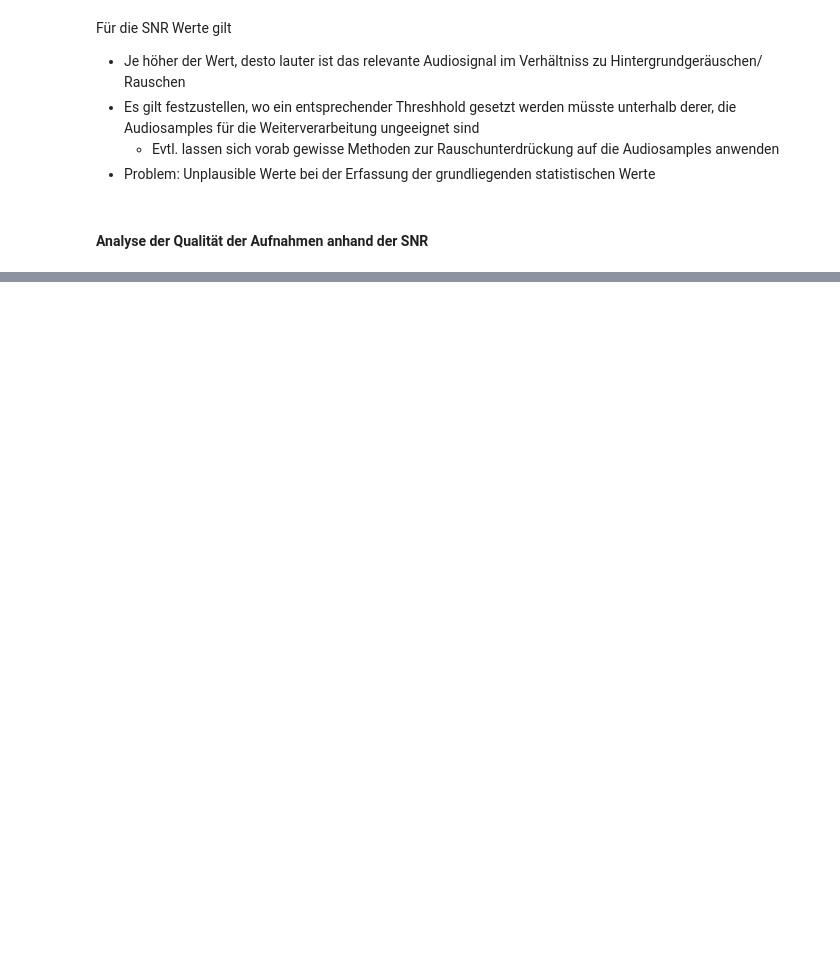
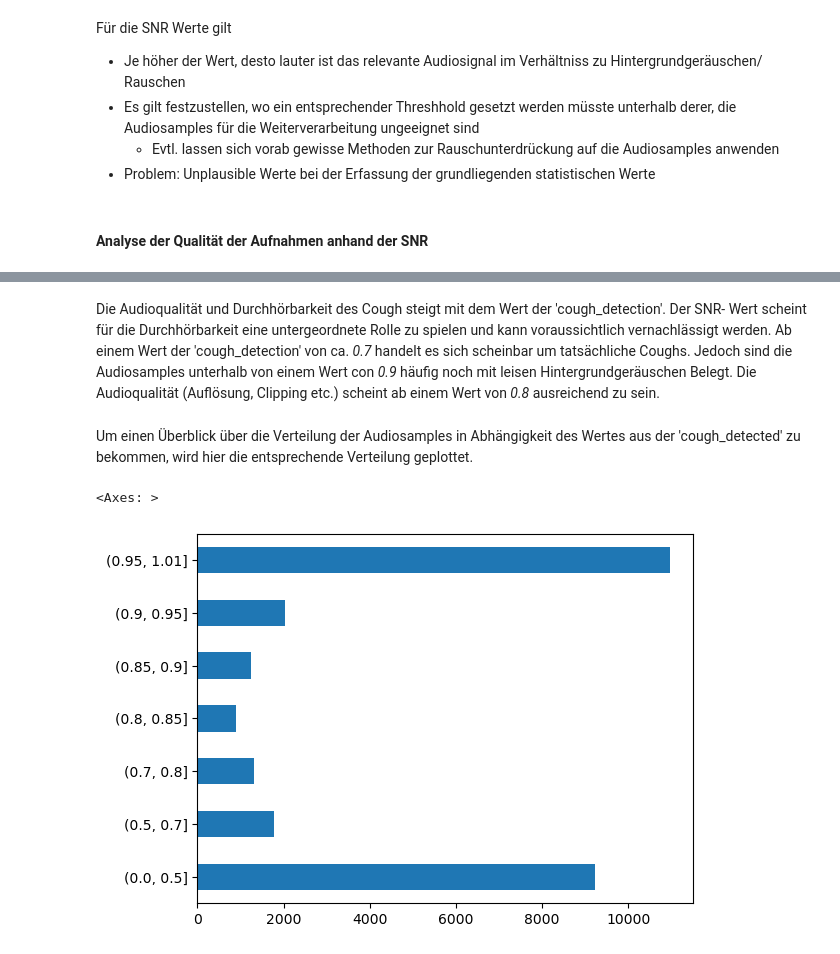
Before and after one commit to Knerten0815/GeoCougher, a Jupyter notebook: GeoCougher_exploration.ipynb, the cells around one changed output, grey strips where cells are left out. Drawn from its saved outputs; the diff is of its cells as text; code cells hidden in the pictures; blank space fills up the shorter version.

```diff
--- a/GeoCougher_exploration.ipynb
+++ b/GeoCougher_exploration.ipynb
@@ -151,0 +179,13 @@ snr_bereiche.value_counts().sort_index().plot(kind ='bar')
+# %% [markdown]
+Die Audioqualität und Durchhörbarkeit des Cough steigt mit dem Wert der 'cough_detection'.
+Der SNR- Wert scheint für die Durchhörbarkeit eine untergeordnete Rolle zu spielen und kann voraussichtlich vernachlässigt werden.
+Ab einem Wert der 'cough_detection' von ca. _0.7_ handelt es sich scheinbar um tatsächliche Coughs. Jedoch sind die Audiosamples unterhalb von einem Wert con _0.9_ häufig noch mit leisen Hintergrundgeräuschen Belegt. Die Audioqualität (Auflösung, Clipping etc.) scheint ab einem Wert von _0.8_ ausreichend zu sein.
+# %% [markdown]
+Um einen Überblick über die Verteilung der Audiosamples in Abhängigkeit des Wertes aus der 'cough_detected' zu bekommen, wird hier die entsprechende Verteilung geplottet.
+# %%
+bins_detection = [0,0.5,0.7,0.8,0.85,0.9,0.95,1.01]
+cough_pobability = pd.cut(data_cut['cough_detected'], bins =bins_detection)
+cough_pobability.value_counts().sort_index().plot(kind ='barh')
+# %% [output]
+<Axes: >
+[figure, added]
```
Also changed, not shown: parts of 8 cells of this notebook, 1 other file.
